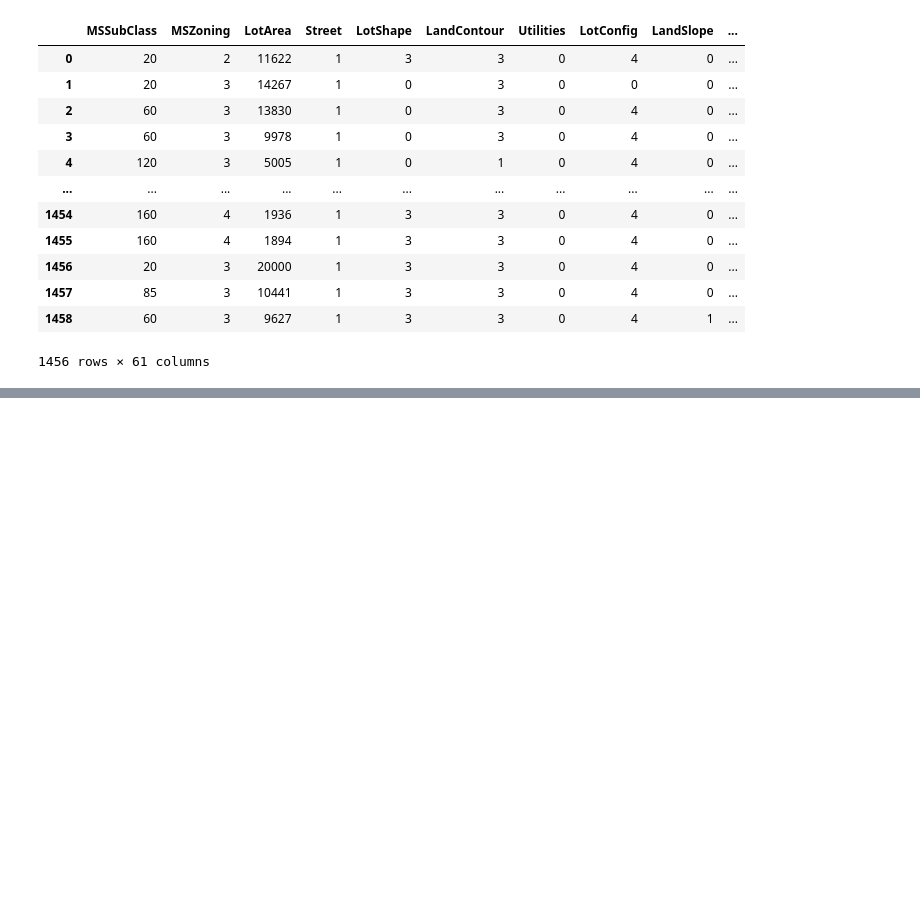
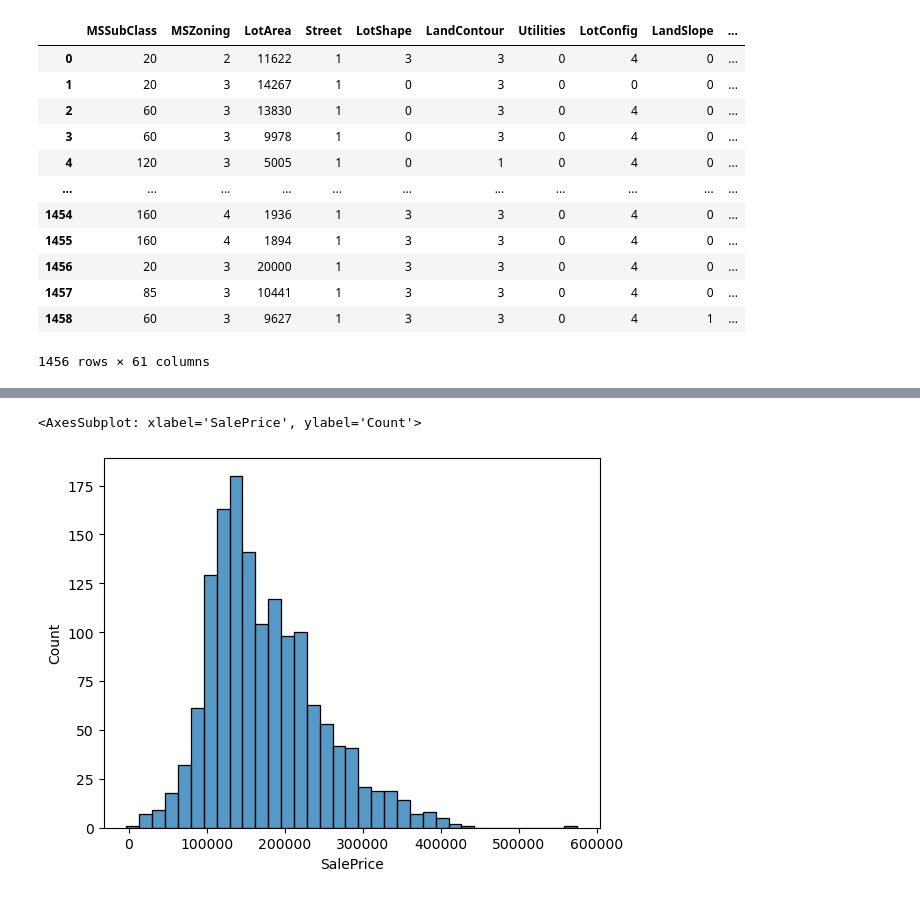
Before and after one commit to bilalcelebi/notebooks, a Jupyter notebook: some-learnings/Model Selecting in Regression.ipynb, the cells around one changed output, grey strips where cells are left out. Saved outputs shown, nothing was run; the diff lists cells and outputs as text; code cells hidden in the pictures; blank space fills up the shorter version.

```diff
--- a/some-learnings/Model Selecting in Regression.ipynb
+++ b/some-learnings/Model Selecting in Regression.ipynb
@@ -119,0 +142,5 @@ test_df
+# %%
+sns.histplot(test_df['SalePrice'])
+# %% [output]
+<AxesSubplot: xlabel='SalePrice', ylabel='Count'>
+[figure, added]
```
Also changed, not shown: parts of 11 cells of this notebook.
